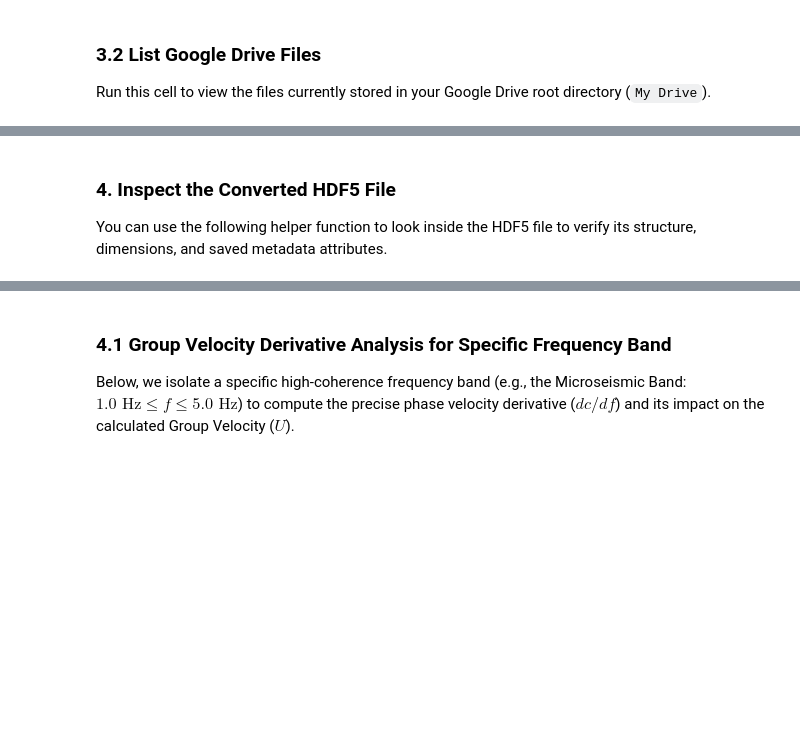
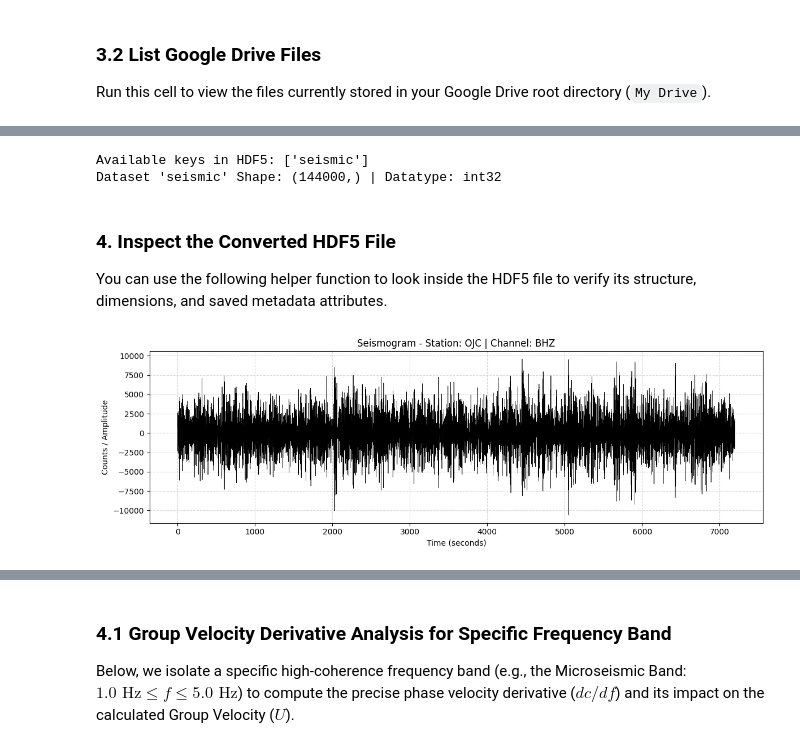
Before and after one commit to JacekDrzycimski/6tunnel, a Jupyter notebook: segy2hdf5.ipynb, the cells around one changed output, grey strips where cells are left out. Saved outputs shown, nothing was run; the diff lists cells and outputs as text; code cells hidden in the pictures; blank space fills up the shorter version.

```diff
--- a/segy2hdf5.ipynb
+++ b/segy2hdf5.ipynb
@@ -139,3 +178,22 @@ print_dataset_shape(output_hdf5_path)
+# %%
+# Define the output path for the verified HDF5 dataset
+output_hdf5_path = '/content/drive/MyDrive/seismic_output.h5'
+# %%
+import h5py
+
+# Quickly verify the conversion and check the shape of the generated file
+try:
+    with h5py.File(output_hdf5_path, 'r') as f:
+        print("Available keys in HDF5:", list(f.keys()))
+        for key in f.keys():
+            print(f"Dataset '{key}' Shape: {f[key].shape} | Datatype: {f[key].dtype}")
+except NameError:
+    print("Error: 'output_hdf5_path' is not defined. Please run the cell above to define the output path.")
+except FileNotFoundError:
+    print(f"Error: File not found at '{output_hdf5_path}'")
+# %% [output]
+Available keys in HDF5: ['seismic']
+Dataset 'seismic' Shape: (144000,) | Datatype: int32
 # %% [markdown]
 ### 4. Inspect the Converted HDF5 File
 You can use the following helper function to look inside the HDF5 file to verify its structure, dimensions, and saved metadata attributes.
@@ -199,6 +257,41 @@ def plot_1d_seismogram(hdf5_path, dataset_name='seismic'):
 
 # Plot the converted data
 plot_1d_seismogram('/content/drive/MyDrive/seismic_output.h5')
+# %%
+import h5py
+import numpy as np
+import matplotlib.pyplot as plt
+
+def plot_1d_seismogram(hdf5_path, dataset_name='seismic'):
+    with h5py.File(hdf5_path, 'r') as f:
+        if dataset_name in f:
+            data = f[dataset_name][:]
+            attrs = f[dataset_name].attrs
+
+            # Extract metadata
+            rate = attrs.get('sampling_rate_hz', 20.0) # Default to 20Hz if not found
+            station = attrs.get('station', 'OJC')
+            channel = attrs.get('channel', 'BHZ')
+
+            # Create time axis in seconds
+            time = np.arange(len(data)) / rate
+
+            # Plotting
+            plt.figure(figsize=(12, 4))
+            plt.plot(time, data, color='black', linewidth=0.5)
+            plt.title(f"Seismogram - Station: {station} | Channel: {channel}")
+            plt.xlabel("Time (seconds)")
+            plt.ylabel("Counts / Amplitude")
+            plt.grid(True, linestyle='--', alpha=0.5)
+            plt.tight_layout()
+            plt.show()
+        else:
+            print(f"Dataset {dataset_name} not found.")
+
+# Execute the plot using the verified HDF5 output file path
+plot_1d_seismogram('/content/drive/MyDrive/seismic_output.h5')
+# %% [output]
+[figure, added]
 # %%
 import h5py
 
```
Also changed, not shown: parts of 20 cells of this notebook.
